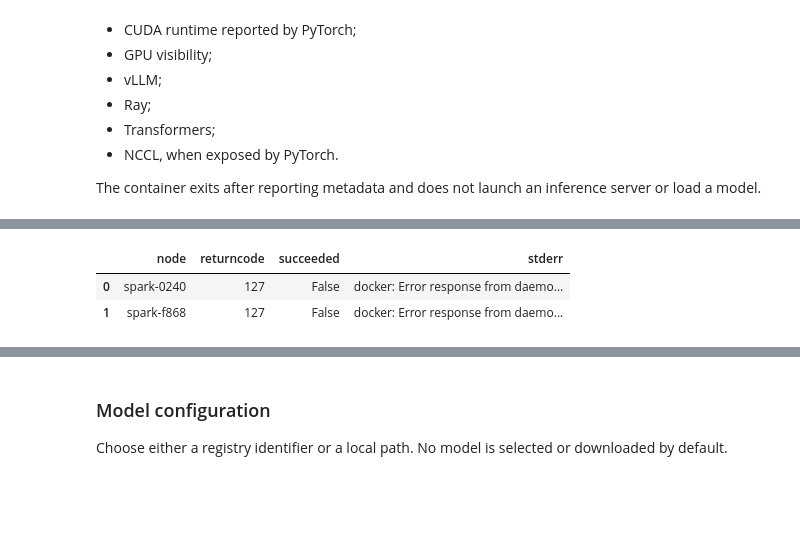
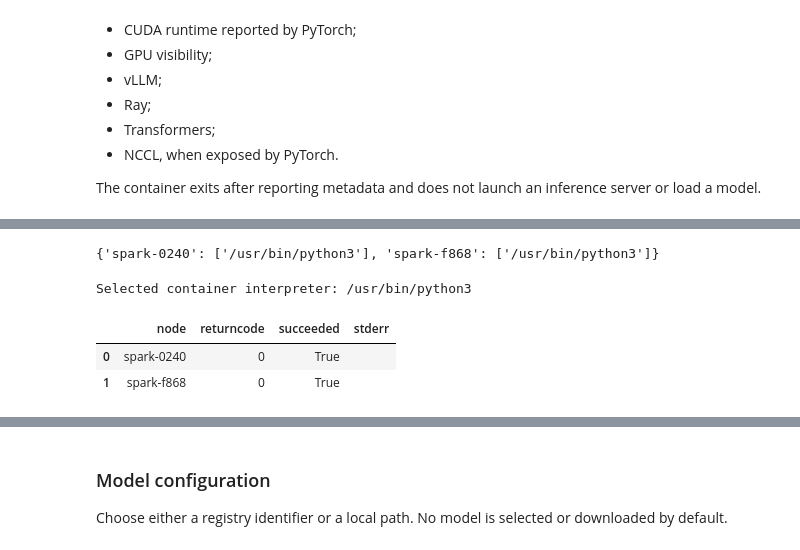
Before and after one commit to coert/dgx-spark-lab, a Jupyter notebook: experiments/01-distributed-inference/00-environment-and-model-baseline.ipynb, the cells around one changed output, grey strips where cells are left out. Drawn from its saved outputs; the diff is of its cells as text; code cells hidden in the pictures; blank space fills up the shorter version.

Commit message:
Discover container Python interpreter

```diff
--- a/experiments/01-distributed-inference/00-environment-and-model-baseline.ipynb
+++ b/experiments/01-distributed-inference/00-environment-and-model-baseline.ipynb
@@ -1209,8 +1267,45 @@ print(json.dumps(facts, sort_keys=True))
+# %%
+python_candidates_by_node = {
+    result.node: [line.strip() for line in result.stdout.splitlines() if line.strip()]
+    for result in python_discovery_results
+    if result.succeeded
+}
+
+python_candidates_by_node
+# %% [output]
+{'spark-0240': ['/usr/bin/python3'], 'spark-f868': ['/usr/bin/python3']}
+# %%
+if set(python_candidates_by_node) != {
+    HEAD_HOST,
+    WORKER_HOST,
+}:
+    raise RuntimeError("Python discovery did not succeed on both nodes")
+
+head_candidates = python_candidates_by_node[HEAD_HOST]
+worker_candidates = python_candidates_by_node[WORKER_HOST]
+
+if not head_candidates or not worker_candidates:
+    raise RuntimeError("No Python interpreter was found in the image")
+
+if head_candidates[0] != worker_candidates[0]:
+    raise RuntimeError(
+        "Nodes resolved different container interpreters: "
+        f"{head_candidates[0]!r} versus {worker_candidates[0]!r}"
+    )
+
+CONTAINER_PYTHON = head_candidates[0]
+print(f"Selected container interpreter: {CONTAINER_PYTHON}")
+# %% [output]
+Selected container interpreter: /usr/bin/python3
 # %%
 import json
 
 
-def container_probe_command(image: str, script: str) -> str:
+def container_probe_command(
+    image: str,
+    interpreter: str,
+    script: str,
+) -> str:
     return shlex.join(
         [
             "docker",
@@ -1219,7 +1314,7 @@ def container_probe_command(image: str, script: str) -> str:
             "--gpus",
             "all",
             "--entrypoint",
-            "python",
+            interpreter,
             image,
             "-c",
             script,
@@ -1231,42 +1326,42 @@ container_probe_results: list[CommandResult] = []
 
 probe_command = container_probe_command(
     cluster["VLLM_IMAGE"],
+    CONTAINER_PYTHON,
     container_runtime_script,
 )
-
 container_probe_results.append(
     run_shell_check(
         node=HEAD_HOST,
         check="container_runtime",
         shell_command=probe_command,
         remote=False,
     )
 )
 
 container_probe_results.append(
     run_shell_check(
         node=WORKER_HOST,
         check="container_runtime",
         shell_command=probe_command,
         remote=True,
     )
 )
 
 container_probe_results_df = pd.DataFrame(
     [
         {
             **asdict(result),
             "succeeded": result.succeeded,
         }
         for result in container_probe_results
     ]
 )
 
 container_probe_results_df[["node", "returncode", "succeeded", "stderr"]]
 # %% [output]
 |  | node | returncode | succeeded | stderr |
-| 0 | spark-0240 | 127 | False | docker: Error response from daemo... |
-| 1 | spark-f868 | 127 | False | docker: Error response from daemo... |
+| 0 | spark-0240 | 0 | True |  |
+| 1 | spark-f868 | 0 | True |  |
 # %%
 for result in container_probe_results:
     print("=" * 88)
```
Also changed, not shown: parts of 4 cells of this notebook.
